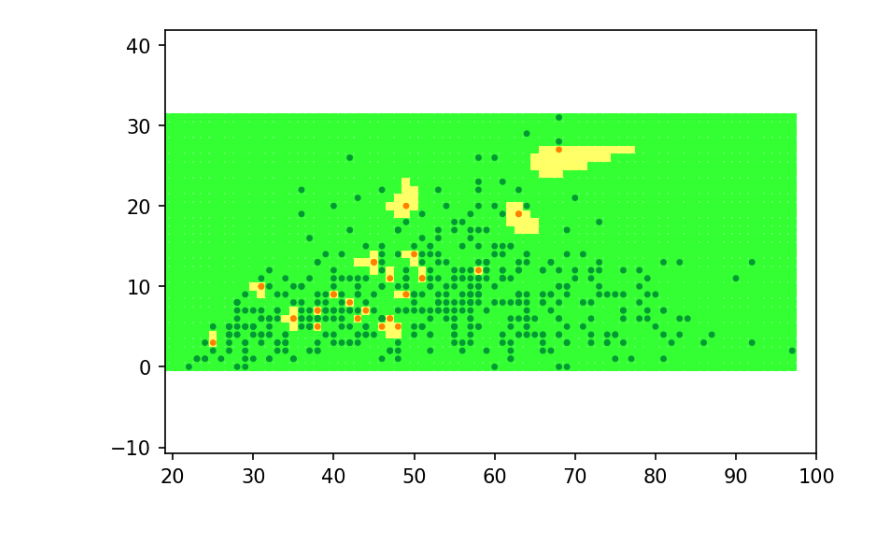
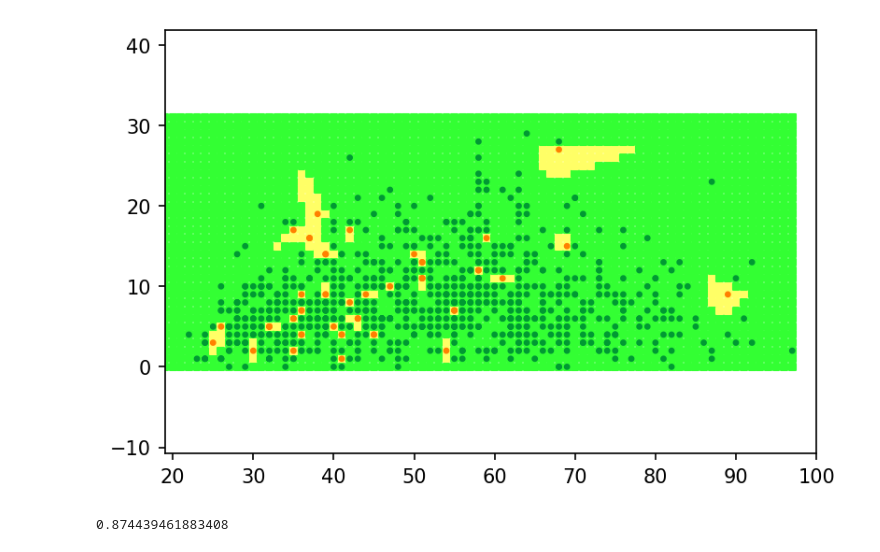
Before and after one commit to yukatan1701/ML, a Jupyter notebook: lab1/K-Nearest.ipynb, the cells around one changed output. Cells and saved outputs as stored; diff of their text form; code cells hidden in the pictures.

```diff
--- a/lab1/K-Nearest.ipynb
+++ b/lab1/K-Nearest.ipynb
@@ -49,12 +48,16 @@ sampleIdxEnd = sampleIdxBegin + sampleN - 1
 k = 1
 # %%
 data = pd.read_csv('data.csv')
-featureX = data.loc[sampleIdxBegin:sampleIdxEnd, nameX]
-featureY = data.loc[sampleIdxBegin:sampleIdxEnd, nameY]
-classZ = data.loc[sampleIdxBegin:sampleIdxEnd, nameZ]
+X = data.loc[:, [nameX, nameY]]
+Y = data.loc[:, nameZ]
+X_train, X_test, z_train, z_test = train_test_split(X, Y, test_size=0.33, random_state=20)
+featureX, featureY = X_train.loc[:, nameX], X_train.loc[:, nameY]
+testX, testY = X_test.loc[:, nameX], X_test.loc[:, nameY]
+testZ = z_test
+classZ = z_train
 classCount = classZ.nunique()
 # %%
-xmin, xmax, ymin, ymax = featureX.min(), featureX.max(), featureY.min(), featureY.max()
+xmin, xmax, ymin, ymax = data.loc[:, nameX].min(), data.loc[:, nameX].max(), data.loc[:, nameY].min(), data.loc[:, nameY].max()
 sizeX, sizeY = xmax + 1, ymax + 1
 
 # classTable contains classId
@@ -63,7 +66,7 @@ classTable.fill(-1)
 # %%
 # fill classTable with initial values and collect all known points in one list
 points = []
-for i in range(sampleN):
+for i, val in featureX.items():
   xi, yi, zi = featureX[i], featureY[i], classZ[i]
   if classTable[yi, xi] == -1:
     classTable[yi, xi] = zi
@@ -82,32 +85,33 @@ X, Y = np.meshgrid(x, y)
 
 colors = list(classTable.flatten())
 green = np.array([51, 255, 51])
 dark_green = np.array([0, 153, 51])
 blue = np.array([0, 0, 128])
 grey = np.array([128, 128, 128])
 yellow = np.array([255, 255, 102])
 for i in range(len(colors)):
   if colors[i] == 0:
     colors[i] = green / 255.0
   elif colors[i] == 1:
     colors[i] = yellow / 255.0
   else:
     colors[i] = grey / 255.0
 
 plt.axis('equal')
 plt.scatter(X, Y, c=colors, s=11, marker='s')
 
 orange = np.array([255, 128, 0])
 
 orig_colors = [list()] * len(featureX)
-for i in range(len(orig_colors)):
+classZ = list(classZ)
+for i in range(len(classZ)):
   orig_colors[i] = orange / 255.0 if classZ[i] == 1 else dark_green / 255.0
 
 plt.scatter(featureX, featureY, c=orig_colors, s=5, marker='o')
 
 delta = 3
 plt.axis([xmin-delta, xmax+delta, ymin-delta, ymax+delta])
 plt.rcParams['figure.dpi'] = 150
 plt.show()
 # %% [output]
-[figure, old version]
+[figure, new version]
@@ -113,0 +123,4 @@ plt.show()
+# %%
+accuracy_score(predZ, testZ)
+# %% [output]
+0.874439461883408
```
Also changed, not shown: parts of 3 cells of this notebook, 3 other files.
